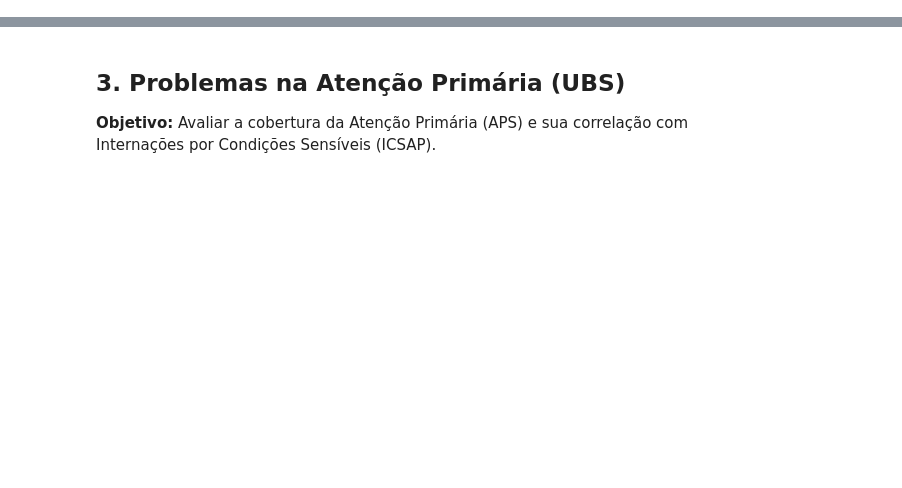
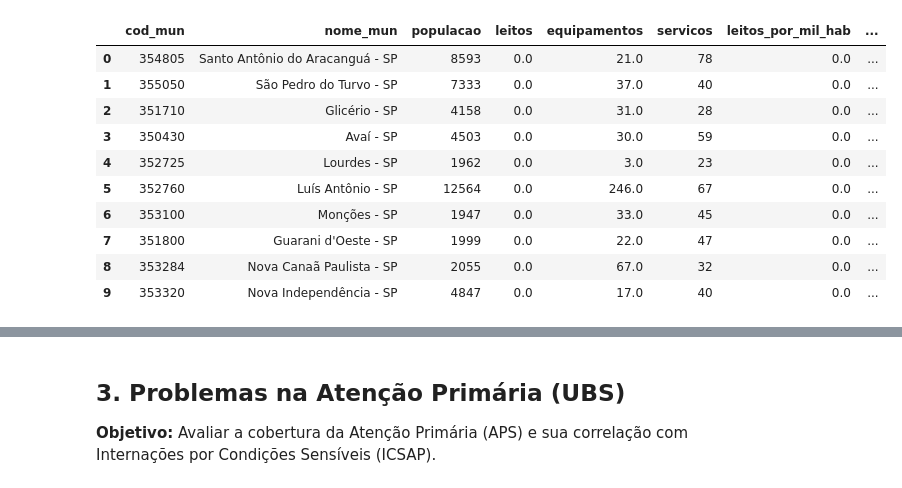
Before and after one commit to MoraesMiguel/InternaSUS, a Jupyter notebook: notebooks/InternaSUS.ipynb, the cells around one changed output, grey strips where cells are left out. Saved outputs shown, nothing was run; the diff lists cells and outputs as text; code cells hidden in the pictures; blank space fills up the shorter version.

```diff
--- a/notebooks/InternaSUS.ipynb
+++ b/notebooks/InternaSUS.ipynb
@@ -126,0 +357,44 @@ display(polos_sobrecarregados.head())
+# %%
+# 2.3 Regiões com menor proporção de leitos, equipamentos e serviços especializados por habitante
+infra_per_capita = conn.execute("""
+    WITH leitos AS (
+        SELECT CODUFMUN AS cod_mun, SUM(TRY_CAST(QT_EXIST AS INTEGER)) AS total_leitos
+        FROM cnes_lt_atual GROUP BY 1
+    ),
+    equipamentos AS (
+        SELECT CODUFMUN AS cod_mun, SUM(TRY_CAST(QT_EXIST AS INTEGER)) AS total_equipamentos
+        FROM cnes_eq_atual GROUP BY 1
+    ),
+    servicos AS (
+        SELECT CODUFMUN AS cod_mun, COUNT(*) AS total_servicos
+        FROM cnes_sr_atual GROUP BY 1
+    )
+    SELECT
+        i.cod_mun, i.nome_mun, i.populacao,
+        COALESCE(l.total_leitos, 0) AS leitos,
+        COALESCE(e.total_equipamentos, 0) AS equipamentos,
+        COALESCE(s.total_servicos, 0) AS servicos,
+        ROUND(COALESCE(l.total_leitos, 0) * 1000.0 / NULLIF(i.populacao, 0), 3) AS leitos_por_mil_hab,
+        ROUND(COALESCE(e.total_equipamentos, 0) * 1000.0 / NULLIF(i.populacao, 0), 3) AS equipamentos_por_mil_hab,
+        ROUND(COALESCE(s.total_servicos, 0) * 1000.0 / NULLIF(i.populacao, 0), 3) AS servicos_por_mil_hab
+    FROM ibge_pop_ref i
+    LEFT JOIN leitos l ON i.cod_mun = l.cod_mun
+    LEFT JOIN equipamentos e ON i.cod_mun = e.cod_mun
+    LEFT JOIN servicos s ON i.cod_mun = s.cod_mun
+    WHERE i.populacao > 0
+    ORDER BY leitos_por_mil_hab ASC
+""").df()
+
+display(infra_per_capita.head(10))
+# %% [output]
+|  | cod_mun | nome_mun | populacao | leitos | equipamentos | servicos | leitos_por_mil_hab | ... |
+| 0 | 354805 | Santo Antônio do Aracanguá - SP | 8593 | 0.0 | 21.0 | 78 | 0.0 | ... |
+| 1 | 355050 | São Pedro do Turvo - SP | 7333 | 0.0 | 37.0 | 40 | 0.0 | ... |
+| 2 | 351710 | Glicério - SP | 4158 | 0.0 | 31.0 | 28 | 0.0 | ... |
+| 3 | 350430 | Avaí - SP | 4503 | 0.0 | 30.0 | 59 | 0.0 | ... |
+| 4 | 352725 | Lourdes - SP | 1962 | 0.0 | 3.0 | 23 | 0.0 | ... |
+| 5 | 352760 | Luís Antônio - SP | 12564 | 0.0 | 246.0 | 67 | 0.0 | ... |
+| 6 | 353100 | Monções - SP | 1947 | 0.0 | 33.0 | 45 | 0.0 | ... |
+| 7 | 351800 | Guarani d'Oeste - SP | 1999 | 0.0 | 22.0 | 47 | 0.0 | ... |
+| 8 | 353284 | Nova Canaã Paulista - SP | 2055 | 0.0 | 67.0 | 32 | 0.0 | ... |
+| 9 | 353320 | Nova Independência - SP | 4847 | 0.0 | 17.0 | 40 | 0.0 | ... |
```
Also changed, not shown: parts of 24 cells of this notebook, 20 other files.
